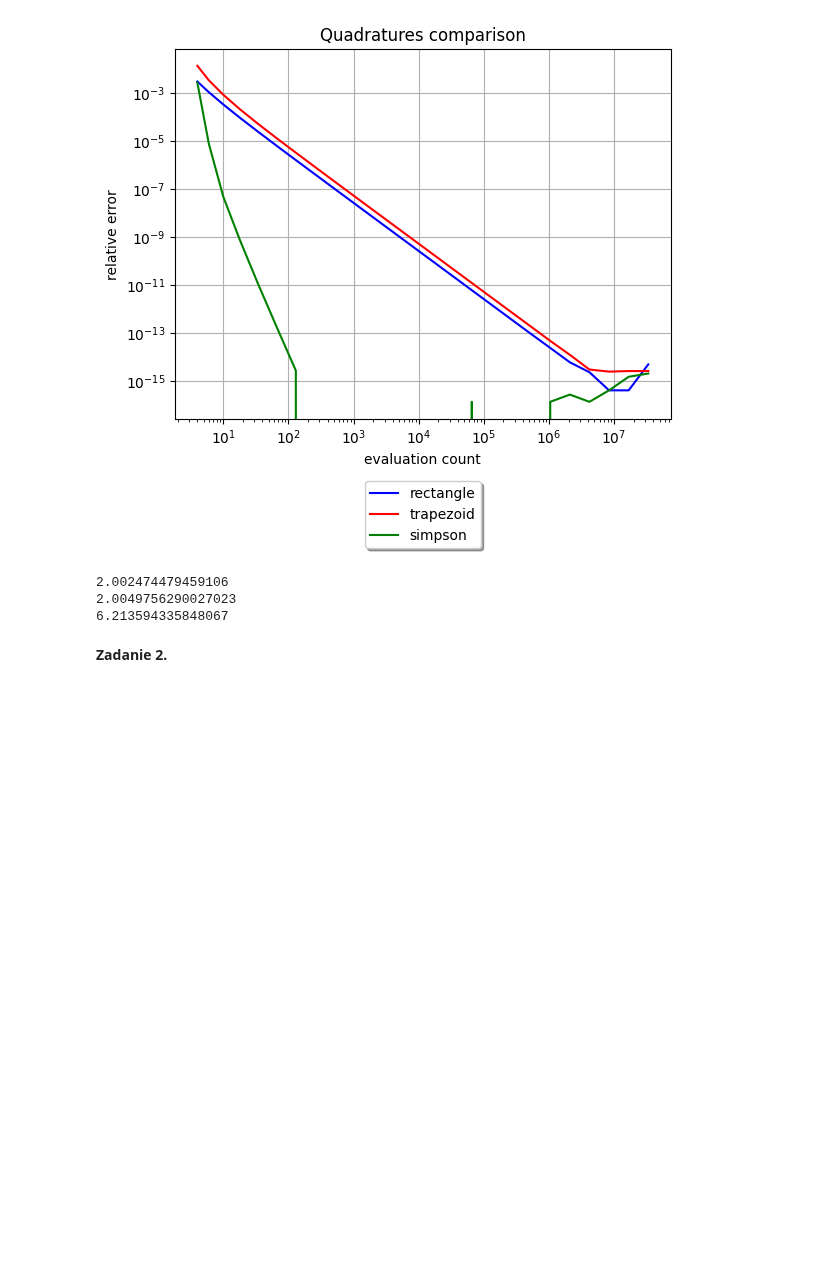
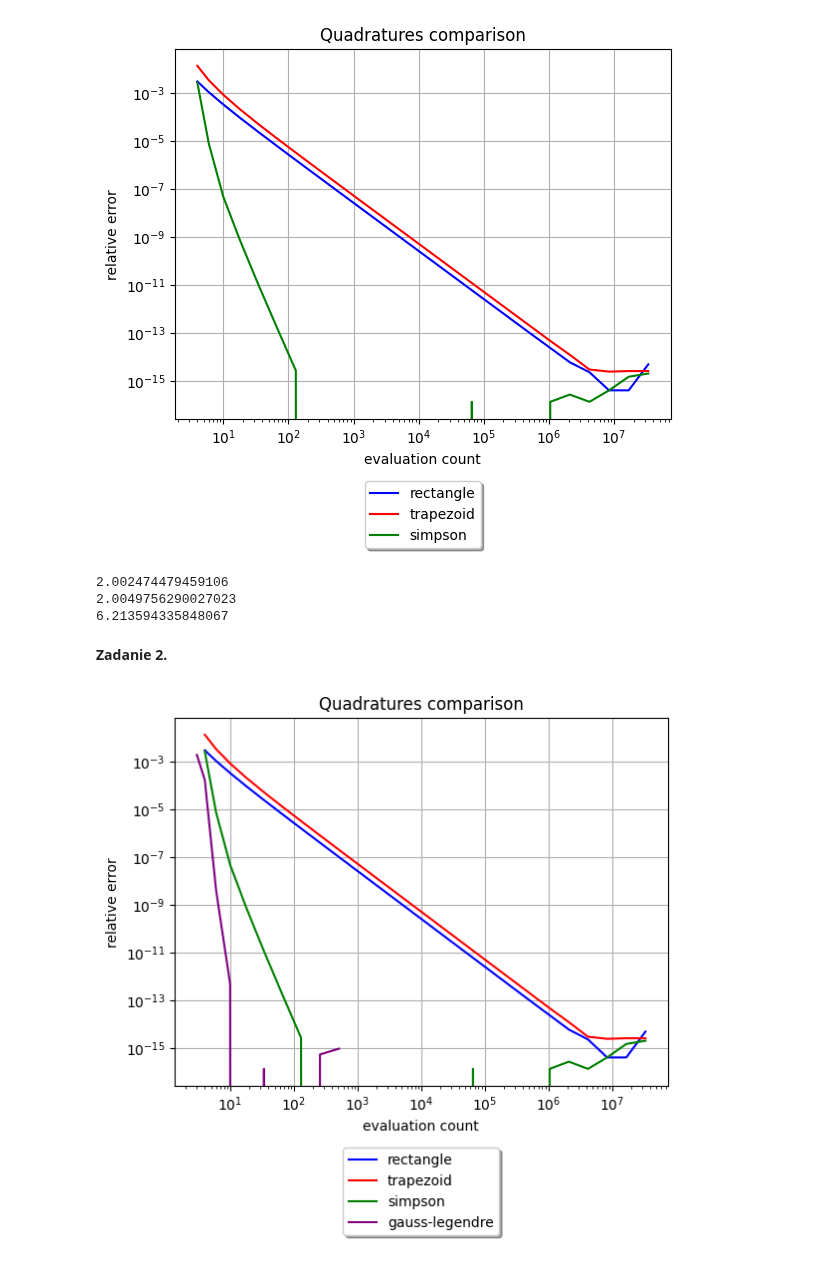
Before and after one commit to baramundi666/Computation-Methods-for-Science-and-Technology, a Jupyter notebook: lab-6/main.ipynb, the cells around one changed output. Drawn from its saved outputs; the diff is of its cells as text; code cells hidden in the pictures; blank space fills up the shorter version.

```diff
--- a/lab-6/main.ipynb
+++ b/lab-6/main.ipynb
@@ -79,0 +79,35 @@ print(p_simp)
+# %%
+# Gauss-Legendre integral
+def gauss_legendre(f, a, b, n):
+    x, w = roots_legendre(n)
+    x = 0.5*(b-a)*x + 0.5 * (b + a)
+    w = 0.5*(b-a)*w
+    approximation = np.sum(w*f(x))
+    return approximation
+# %%
+errors_GL = []
+m_range_ = np.array(range(0,10))
+
+# Calculations
+for m in m_range_:
+    n = 2**m+1
+    value = gauss_legendre(f, a, b, n)
+    error = np.abs((value-true_value)/true_value)
+    errors_GL.append(error)
+
+# Plot
+plt.title("Quadratures comparison")
+plt.plot((2**m_range+1)/(b-a) + 1, errors_rect, color='blue', label='rectangle')
+plt.plot((2**m_range+1)/(b-a) + 1, errors_trap, color='red', label='trapezoid')
+plt.plot((2**m_range+1)/(b-a) + 1, errors_simp, color='green', label='simpson')
+plt.plot((2**m_range_+1)/(b-a) + 1, errors_GL, color='purple', label='gauss-legendre')
+plt.xscale('log')
+plt.yscale('log')
+plt.xlabel('evaluation count')
+plt.ylabel('relative error')
+plt.legend(loc='upper center', bbox_to_anchor=(0.5, -0.15),
+          fancybox=True, shadow=True, ncol=1)
+plt.grid()
+plt.show()
+# %% [output]
+[figure, added]
```
Also changed, not shown: parts of 2 cells of this notebook, 3 other files.
